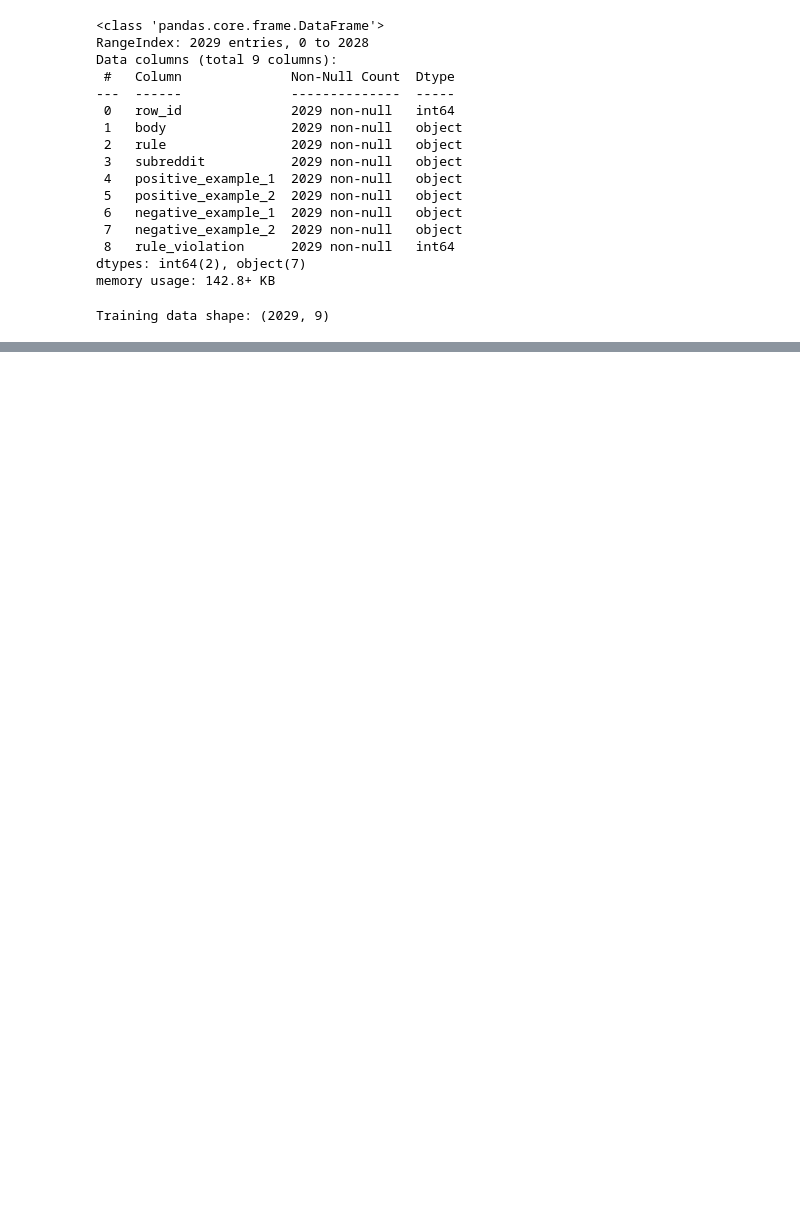
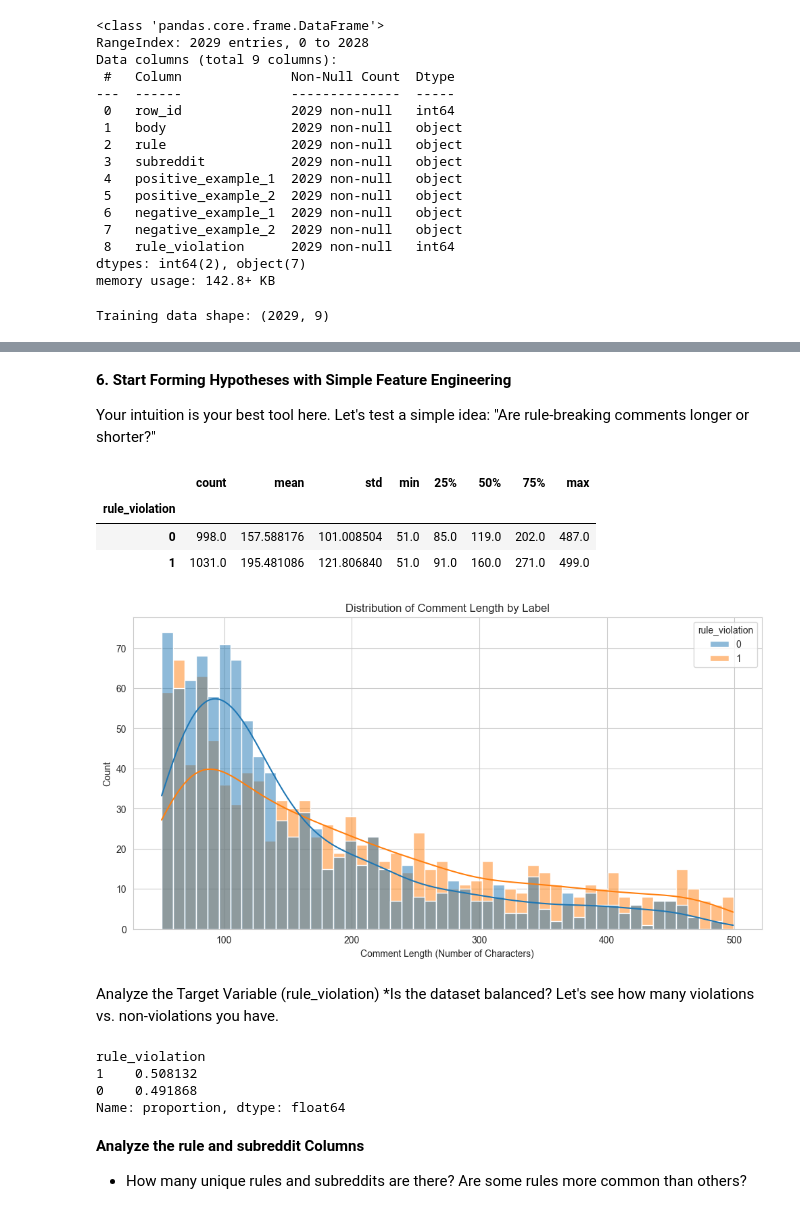
Before and after one commit to jgabielb/jigsaw-agile-community-rules, a Jupyter notebook: 01-EDA-and-Baseline.ipynb, the cells around one changed output, grey strips where cells are left out. Saved outputs shown, nothing was run; the diff lists cells and outputs as text; code cells hidden in the pictures; blank space fills up the shorter version.

````diff
--- a/01-EDA-and-Baseline.ipynb
+++ b/01-EDA-and-Baseline.ipynb
@@ -68,21 +143,10 @@ plt.show()
 # %%
 # Display a few examples of rule-breaking comments
 print("--- Examples of Rule-Breaking Comments ---")
-for text in df[df['label'] == 1]['comment_text'].head().values:
+for text in df[df['rule_violation'] == 1]['body'].head().values:
     print(f"- {text}\n")
 
 # Display a few examples of comments that are fine
 print("--- Examples of Non-Rule-Breaking Comments ---")
-for text in df[df['label'] == 0]['comment_text'].head().values:
-    print(f"- {text}\n")```
-
-**6. Start Forming Hypotheses with Simple Feature Engineering**
-
-Your intuition is your best tool here. Let's test a simple idea: "Are rule-breaking comments longer or shorter?"
-
-```python
-# Create a new feature for the length of the comment
-df['comment_length'] = df['comment_text'].str.len()
-
-# Compare the statistics of comment length for each class
-df.groupby('label')['comment_length'].describe()
+for text in df[df['rule_violation'] == 0]['body'].head().values:
+    print(f"- {text}\n")
@@ -89,7 +171,41 @@ df.groupby('label')['comment_length'].describe()
+# %% [markdown]
+**6. Start Forming Hypotheses with Simple Feature Engineering**
+
+Your intuition is your best tool here. Let's test a simple idea: "Are rule-breaking comments longer or shorter?"
+# %%
+# Create a new feature for the length of the comment
+df['comment_length'] = df['body'].str.len()
+
+# Compare the statistics of comment length for each class
+df.groupby('rule_violation')['comment_length'].describe()
+# %% [output]
+|  | count | mean | std | min | 25% | 50% | 75% | max |
+| rule_violation |  |  |  |  |  |  |  |  |
+| 0 | 998.0 | 157.588176 | 101.008504 | 51.0 | 85.0 | 119.0 | 202.0 | 487.0 |
+| 1 | 1031.0 | 195.481086 | 121.806840 | 51.0 | 91.0 | 160.0 | 271.0 | 499.0 |
 # %%
 # Visualize this comparison with a histogram
+
 plt.figure(figsize=(12, 6))
-sns.histplot(data=df, x='comment_length', hue='label', bins=50, kde=True)
+
+# The only change is right here: hue='rule_violation'
+sns.histplot(data=df, x='comment_length', hue='rule_violation', bins=50, kde=True)
+
 plt.title('Distribution of Comment Length by Label')
 plt.xlabel('Comment Length (Number of Characters)')
 plt.show()
+# %% [output]
+[figure, added]
+# %% [markdown]
+Analyze the Target Variable (rule_violation)
+    *Is the dataset balanced? Let's see how many violations vs. non-violations you have.
+# %%
+df['rule_violation'].value_counts(normalize=True)
+# %% [output]
+rule_violation
+1    0.508132
+0    0.491868
+Name: proportion, dtype: float64
+# %% [markdown]
+**Analyze the rule and subreddit Columns**
+   - How many unique rules and subreddits are there? Are some rules more common than others?
````
Also changed, not shown: parts of 27 cells of this notebook.
